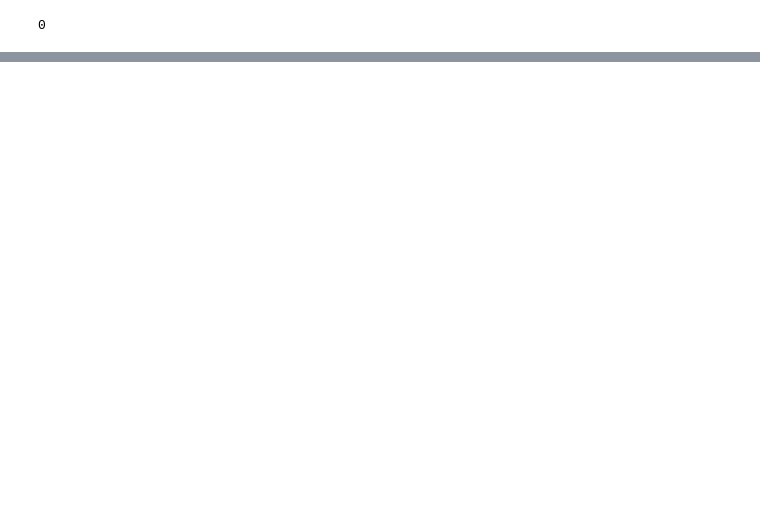
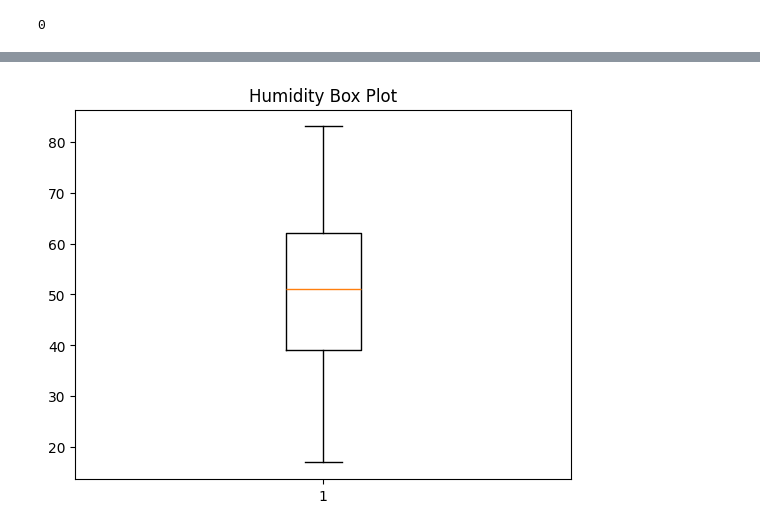
Before and after one commit to cillianmurphy45/F1-Machine-Learning-Model, a Jupyter notebook: Cleaning_Data.ipynb, the cells around one changed output, grey strips where cells are left out. Cells and saved outputs as stored; diff of their text form; code cells hidden in the pictures; blank space fills up the shorter version.

```diff
--- a/Cleaning_Data.ipynb
+++ b/Cleaning_Data.ipynb
@@ -525,0 +679,7 @@ full_df = full_df.merge(team_ranking, on=['RoundYear', 'Team'], how="left")
+# %%
+# No Outliers
+plt.boxplot(dry_full_df["Humidity"])
+plt.title("Humidity Box Plot")
+plt.show()
+# %% [output]
+[figure, added]
```
Also changed, not shown: parts of 74 cells of this notebook.
